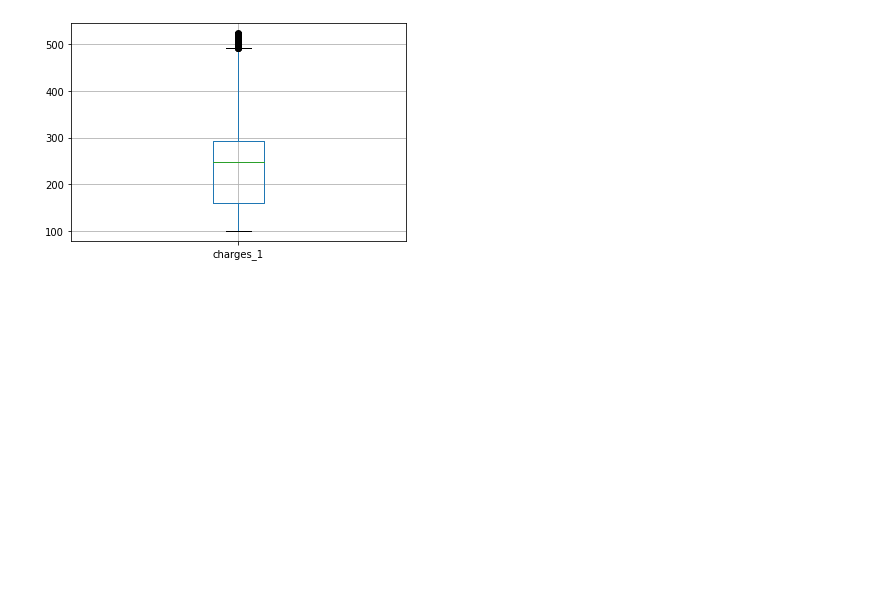
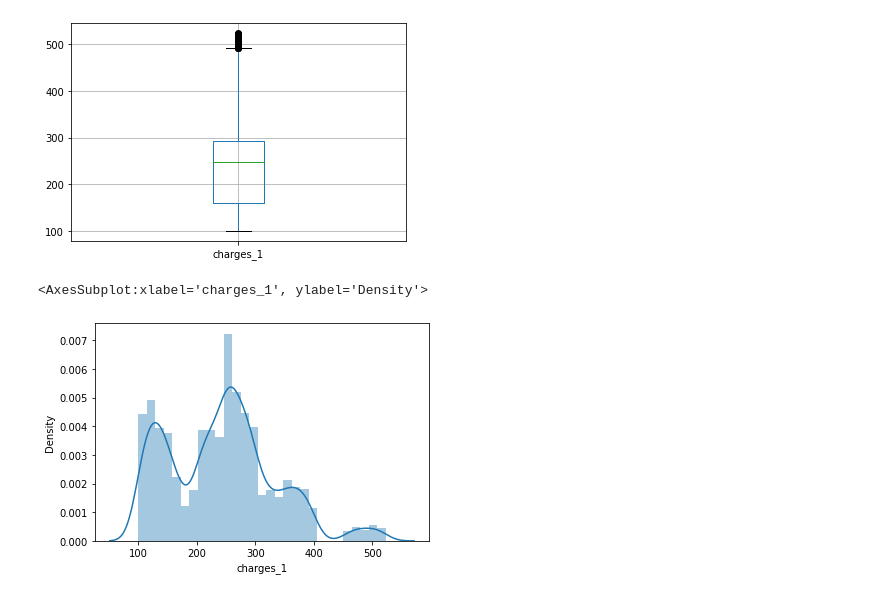
Before and after one commit to Mega-Barrel/Machine-Learning-Carnival-Wars, a Jupyter notebook: Outlier_Removal.ipynb, the cells around one changed output. Saved outputs shown, nothing was run; the diff lists cells and outputs as text; code cells hidden in the pictures; blank space fills up the shorter version.

```diff
--- a/Outlier_Removal.ipynb
+++ b/Outlier_Removal.ipynb
@@ -120,3 +130,8 @@ train_df.boxplot(column='charges_1')
 # %% [output]
 <AxesSubplot:>
 [figure]
+# %%
+sns.distplot(train_df['charges_1'])
+# %% [output]
+<AxesSubplot:xlabel='charges_1', ylabel='Density'>
+[figure, added]
```
Also changed, not shown: parts of 5 cells of this notebook.
